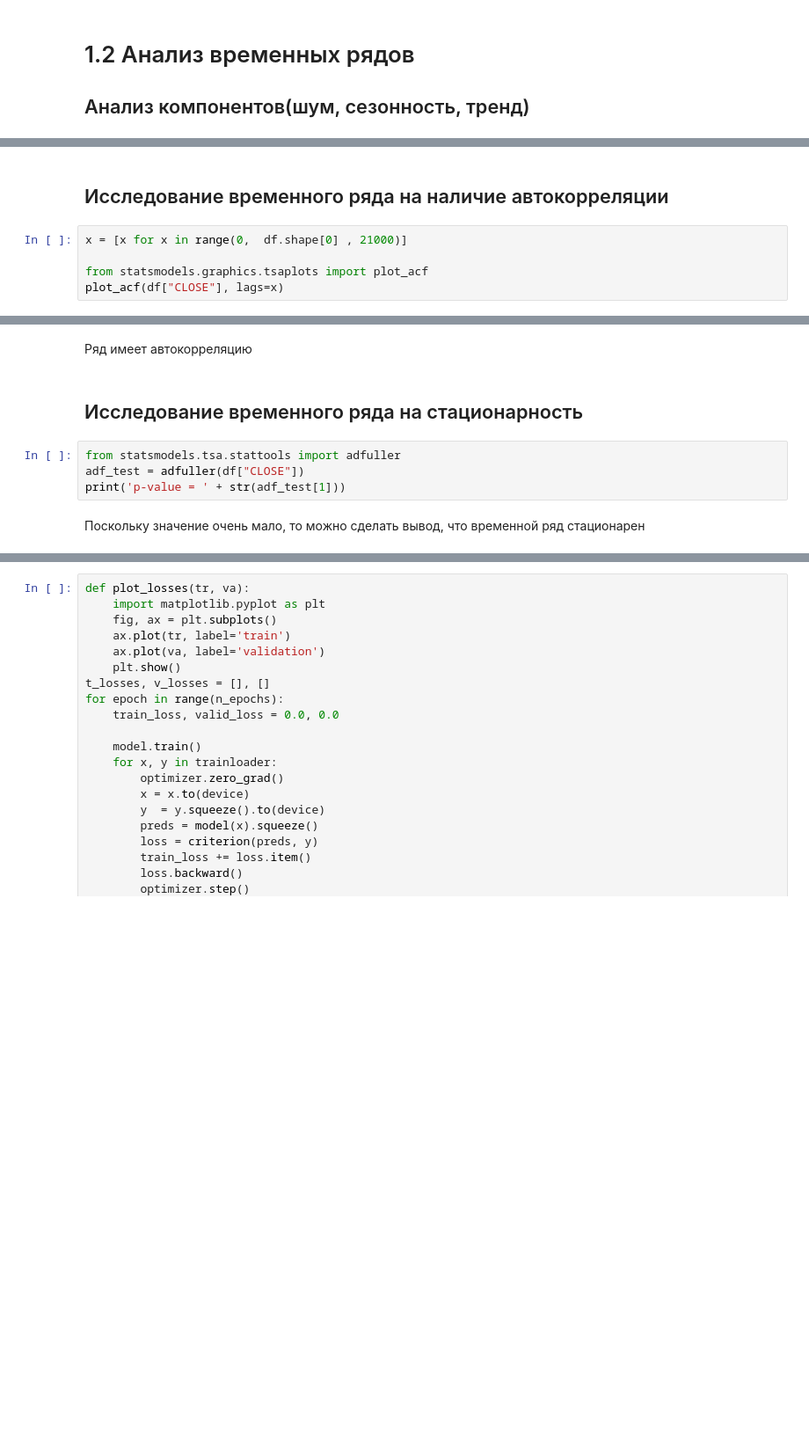
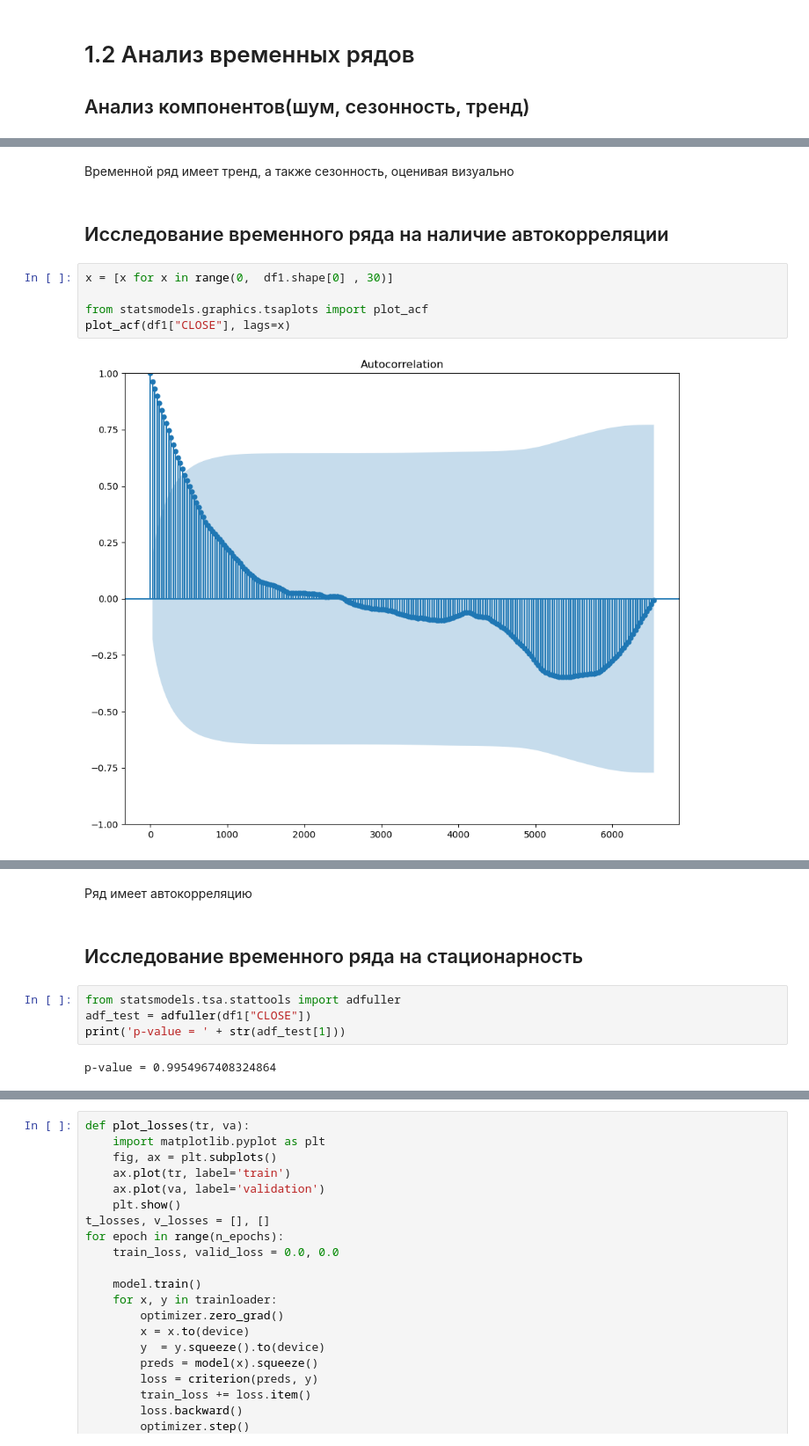
Before and after one commit to 0-FIke-0/123321, a Jupyter notebook: Untitled-checkpoint.ipynb, the cells around one changed output, grey strips where cells are left out. Shown at 88% size. Cells and saved outputs as stored; diff of their text form; blank space fills up the shorter version.

```diff
--- a/Untitled-checkpoint.ipynb
+++ b/Untitled-checkpoint.ipynb
@@ -166,7 +169,11 @@ decompose.plot()
+# %% [markdown]
+Временной ряд имеет тренд, а также сезонность, оценивая визуально
 # %% [markdown]
 ## Исследование временного ряда на наличие автокорреляции
 # %%
-x = [x for x in range(0,  df.shape[0] , 21000)]
+x = [x for x in range(0,  df1.shape[0] , 30)]
 
 from statsmodels.graphics.tsaplots import plot_acf
-plot_acf(df["CLOSE"], lags=x)
+plot_acf(df1["CLOSE"], lags=x)
+# %% [output]
+[figure, added]
@@ -173,10 +181,10 @@ plot_acf(df["CLOSE"], lags=x)
-# %% [markdown]
-Ряд имеет автокорреляцию
+# %% [markdown]
+Ряд имеет автокорреляцию
 # %% [markdown]
 ## Исследование временного ряда на стационарность
 # %%
 from statsmodels.tsa.stattools import adfuller
-adf_test = adfuller(df["CLOSE"])
+adf_test = adfuller(df1["CLOSE"])
 print('p-value = ' + str(adf_test[1]))
+# %% [output]
+p-value = 0.9954967408324864
-# %% [markdown]
-Поскольку значение очень мало, то можно сделать вывод, что временной ряд стационарен
```
Also changed, not shown: parts of 23 cells of this notebook.
